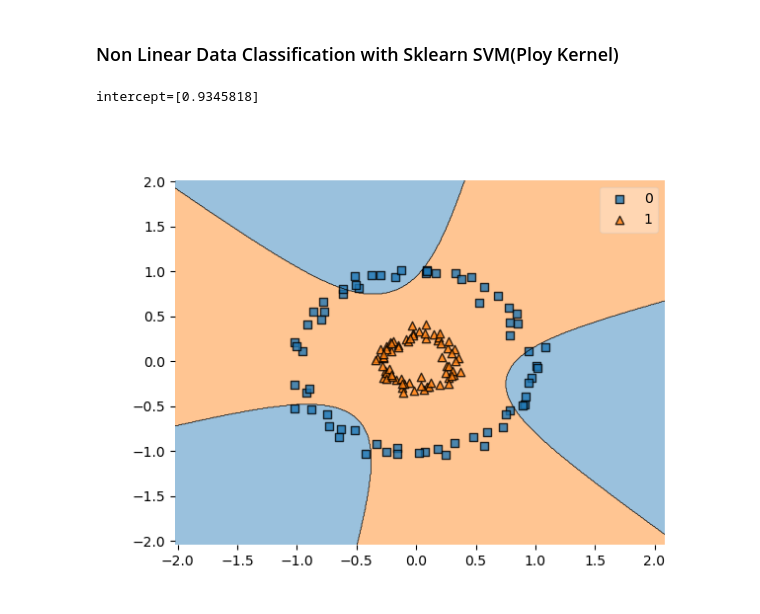
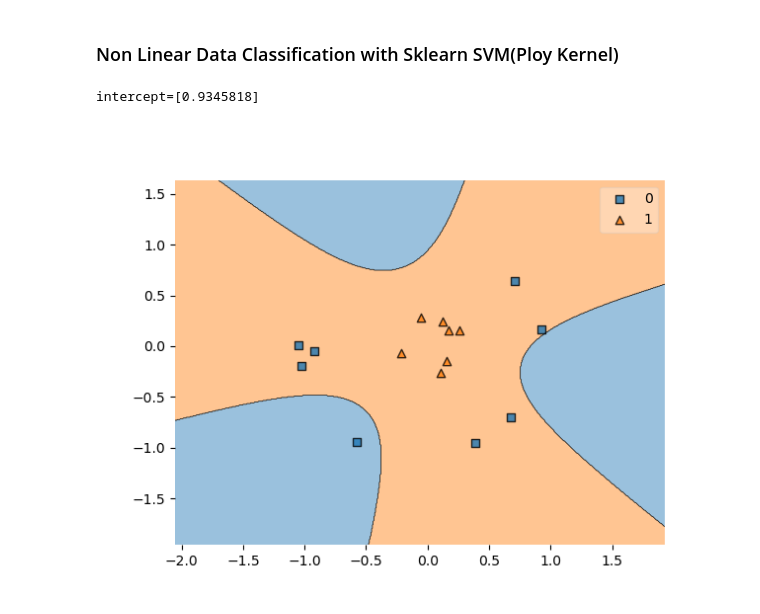
Before and after one commit to dj1095/cse6363-ml-tutorial, a Jupyter notebook: svm/smo.ipynb, the cells around one changed output. Saved outputs shown, nothing was run; the diff lists cells and outputs as text; code cells hidden in the pictures.

```diff
--- a/svm/smo.ipynb
+++ b/svm/smo.ipynb
@@ -400,17 +400,17 @@ ValueError: Filled contours require at least 2 levels.
 # %%
 from sklearn.svm import SVC
 # Non linear case check
 
 sk_model2 = SVC(kernel='poly')
 sk_model2.fit(X_train, y_train.astype(np.int32))
 
 #print(f"coef_={sk_model2.coef_}")
 print(f"intercept={sk_model2.intercept_}")
 
 fig2 = plt.figure()
-ax2 = plot_decision_regions(X_train, y_train.astype(np.int32), sk_model2)
+ax2 = plot_decision_regions(X_test, y_test.astype(np.int32), sk_model2)
 fig2.add_subplot(ax2)
 plt.show()
 # %% [output]
 intercept=[0.9345818]
-[figure, old version]
+[figure, new version]
```
Also changed, not shown: parts of 8 cells of this notebook.
